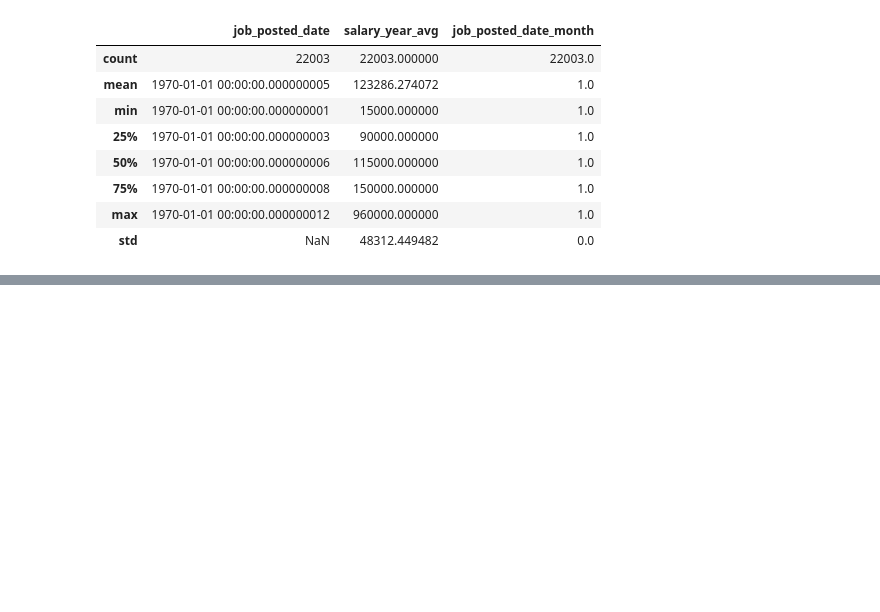
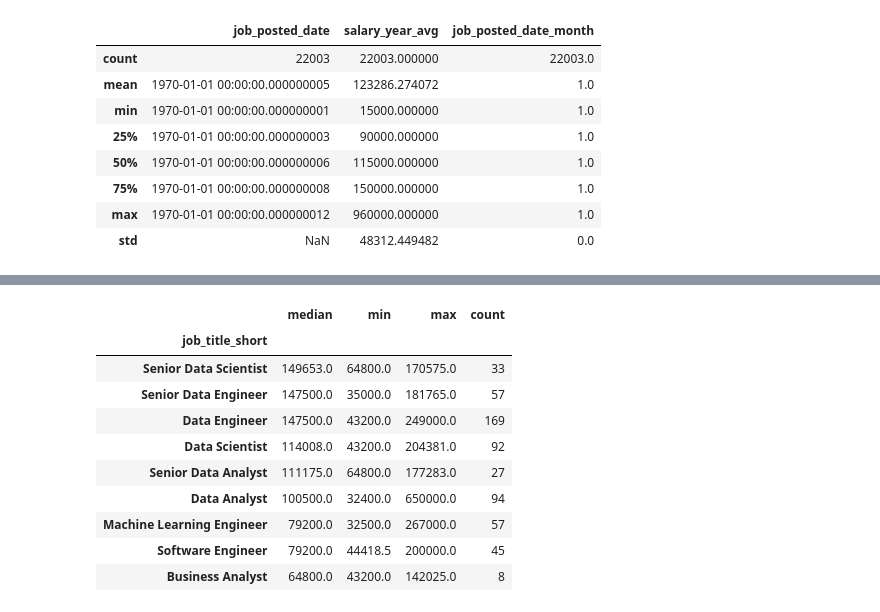
Before and after one commit to shyam0770sharma-prog/PYTHON, a Jupyter notebook: Untitled21.ipynb, the cells around one changed output, grey strips where cells are left out. Drawn from its saved outputs; the diff is of its cells as text; code cells hidden in the pictures; blank space fills up the shorter version.

```diff
--- a/Untitled21.ipynb
+++ b/Untitled21.ipynb
@@ -825,0 +1052,2 @@ df.describe()
+# %%
+india_jobs = india_jobs[india_jobs['salary_year_avg'].notna()]
@@ -825,0 +1083,14 @@ df.describe()
+# %%
+india_jobs.groupby('job_title_short')['salary_year_avg'].agg(['median','min','max','count']).sort_values(by='median',ascending=False)
+# %% [output]
+|  | median | min | max | count |
+| job_title_short |  |  |  |  |
+| Senior Data Scientist | 149653.0 | 64800.0 | 170575.0 | 33 |
+| Senior Data Engineer | 147500.0 | 35000.0 | 181765.0 | 57 |
+| Data Engineer | 147500.0 | 43200.0 | 249000.0 | 169 |
+| Data Scientist | 114008.0 | 43200.0 | 204381.0 | 92 |
+| Senior Data Analyst | 111175.0 | 64800.0 | 177283.0 | 27 |
+| Data Analyst | 100500.0 | 32400.0 | 650000.0 | 94 |
+| Machine Learning Engineer | 79200.0 | 32500.0 | 267000.0 | 57 |
+| Software Engineer | 79200.0 | 44418.5 | 200000.0 | 45 |
+| Business Analyst | 64800.0 | 43200.0 | 142025.0 | 8 |
```
Also changed, not shown: parts of 21 cells of this notebook.
